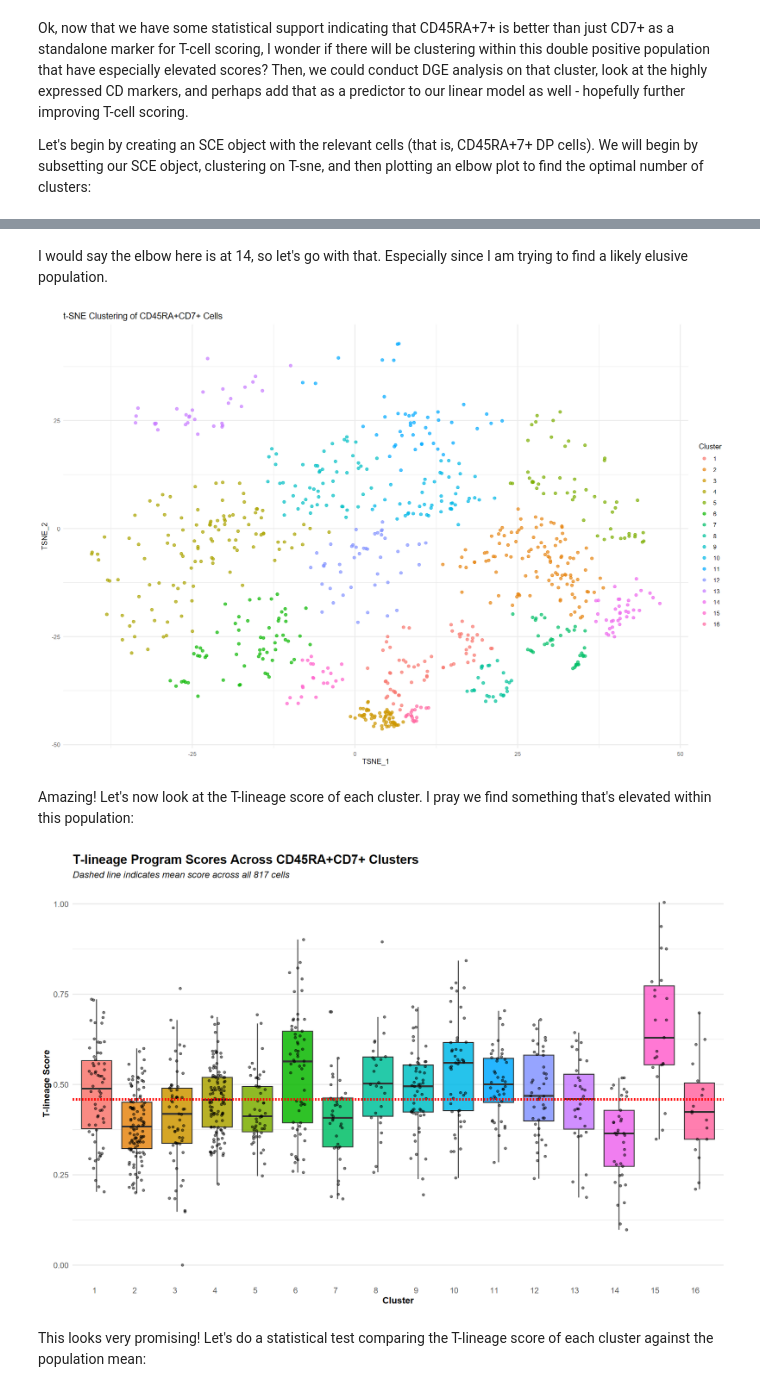
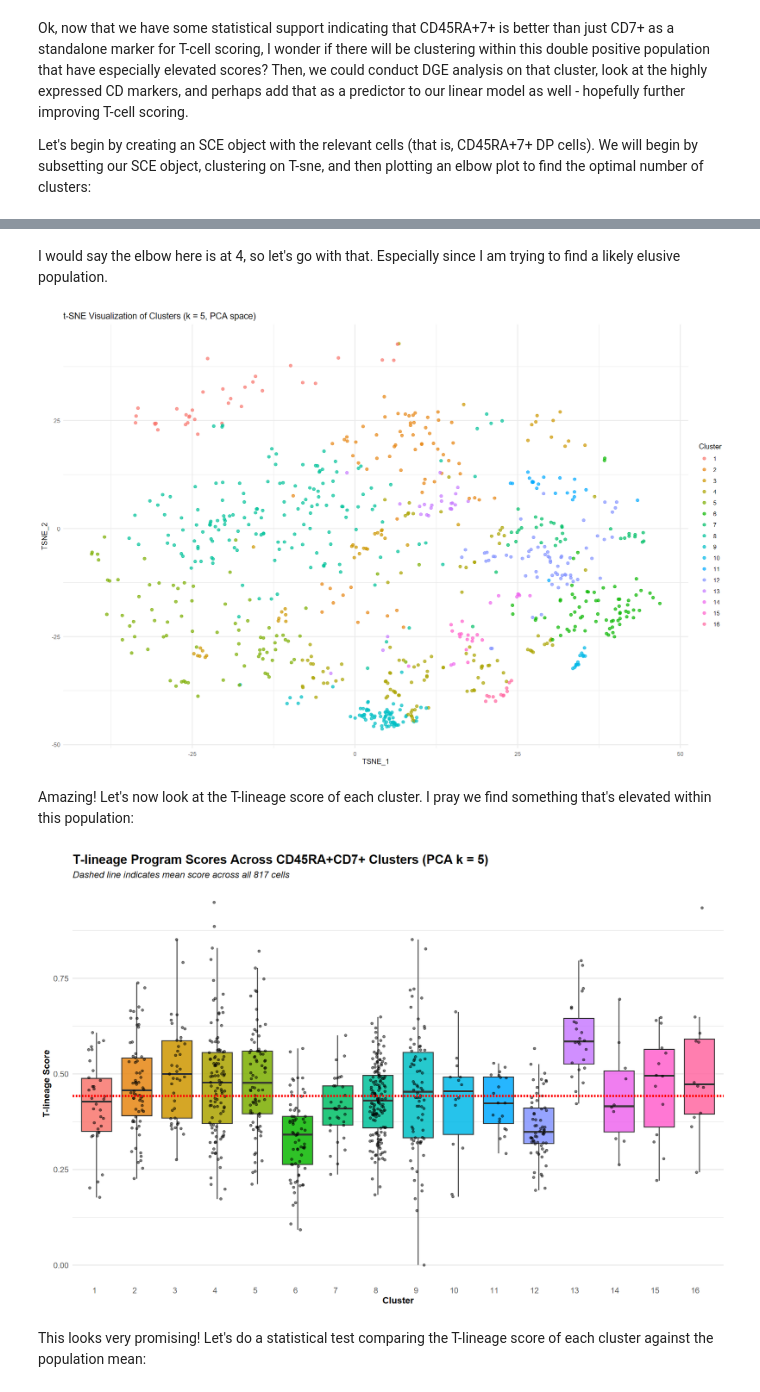
Before and after one commit to piyush-1903/ZandstraEaves_DirectedStudies, a Jupyter notebook: Aim3/Aim3_Analysis.ipynb, the cells around one changed output, grey strips where cells are left out. Saved outputs shown, nothing was run; the diff lists cells and outputs as text; code cells hidden in the pictures.

```diff
--- a/Aim3/Aim3_Analysis.ipynb
+++ b/Aim3/Aim3_Analysis.ipynb
@@ -873,21 +806,19 @@ ggplot(elbow_df, aes(x = k, y = Modularity)) +
 # %% [markdown]
-I would say the elbow here is at 14, so let's go with that. Especially since I am trying to find a likely elusive population.
+I would say the elbow here is at 4, so let's go with that. Especially since I am trying to find a likely elusive population.
 # %%
-# Begin Clustering on DP cells
+# Build SNN graph using PCA
+g_pca <- buildSNNGraph(sce_dp, use.dimred = "PCA", k = 4)
 
-g_tsne <- buildSNNGraph(sce_dp, use.dimred = "TSNE", k = 14)
+# Cluster using Walktrap algorithm
+pca_clusters <- igraph::cluster_walktrap(g_pca)$membership
 
-# Run community detection (e.g., Walktrap)
-tsne_clusters <- igraph::cluster_walktrap(g_tsne)$membership
+# Save to colData
+colLabels(sce_dp) <- factor(pca_clusters)
 
-# Add to colData
-colLabels(sce_dp) <- factor(tsne_clusters)
-
-
-# Extract t-SNE coords
+# Extract t-SNE coordinates (for plotting only)
 tsne_coords <- reducedDim(sce_dp, "TSNE")
 
-# Build plotting dataframe
+# Create plotting dataframe
 tsne_df <- data.frame(
   TSNE_1 = tsne_coords[, 1],
   TSNE_2 = tsne_coords[, 2],
@@ -899,47 +830,47 @@ ggplot(tsne_df, aes(x = TSNE_1, y = TSNE_2, color = Cluster)) +
   geom_point(alpha = 0.7, size = 1.5) +
   theme_minimal() +
   labs(
-    title = "t-SNE Clustering of CD45RA+CD7+ Cells",
+    title = "t-SNE Visualization of Clusters (k = 5, PCA space)",
     color = "Cluster"
   )
 # %% [output]
-[figure, old version]
+[figure, new version]
 # %% [markdown]
 Amazing! Let's now look at the T-lineage score of each cluster. I pray we find something that's elevated within this population:
 # %%
 # Create plotting dataframe
 boxplot_df <- data.frame(
   Cluster = colLabels(sce_dp),
   TlineageScore = colData(sce_dp)$Tcell_score
 )
 
-# Compute global mean T-lineage score
+# Compute global mean
 mean_score <- mean(boxplot_df$TlineageScore, na.rm = TRUE)
 
 # Plot
 ggplot(boxplot_df, aes(x = Cluster, y = TlineageScore, fill = Cluster)) +
   geom_boxplot(outlier.shape = NA, alpha = 0.85) +
   geom_jitter(width = 0.2, size = 1.2, alpha = 0.5, color = "black") +
   geom_hline(yintercept = mean_score, linetype = "dashed", color = "red", linewidth = 1.5) +
   scale_fill_manual(values = scales::hue_pal()(length(unique(boxplot_df$Cluster)))) +
   labs(
-    title = "T-lineage Program Scores Across CD45RA+CD7+ Clusters",
+    title = "T-lineage Program Scores Across CD45RA+CD7+ Clusters (PCA k = 5)",
     subtitle = paste("Dashed line indicates mean score across all", nrow(boxplot_df), "cells"),
     x = "Cluster",
     y = "T-lineage Score"
   ) +
   theme_minimal(base_size = 14) +
   theme(
     axis.text.x = element_text(hjust = 1),
     legend.position = "none",
     panel.grid.major.x = element_blank(),
     title = element_text(size = 16, face = "bold"),
     plot.subtitle = element_text(size = 14, face = "italic"),
     axis.title = element_text(size = 14),
     axis.text = element_text(size = 12)
   )
 # %% [output]
-[figure, old version]
+[figure, new version]
 # %% [markdown]
 This looks very promising! Let's do a statistical test comparing the T-lineage score of each cluster against the population mean:
 # %%
```
Also changed, not shown: parts of 25 cells of this notebook, 2 other files.
